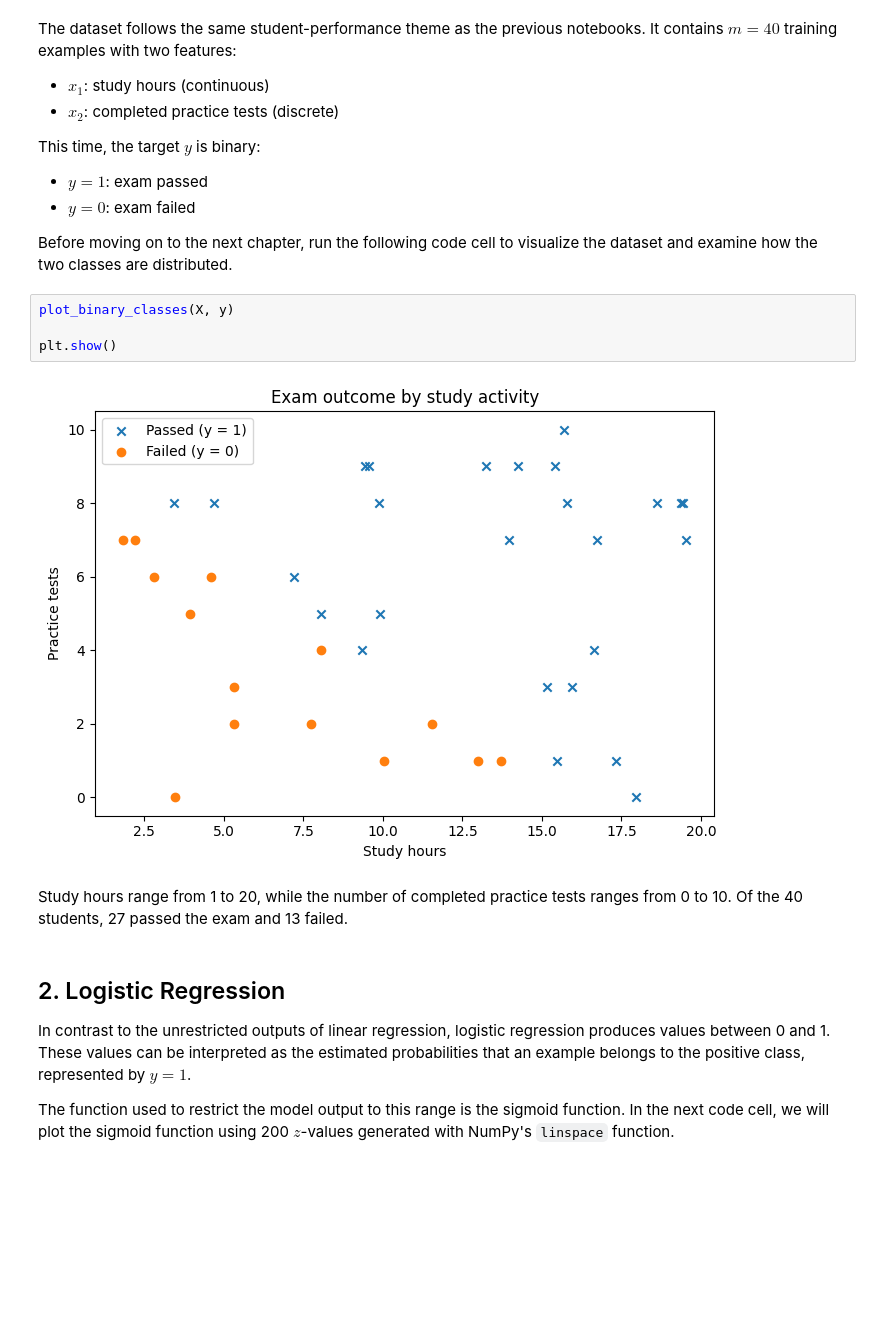
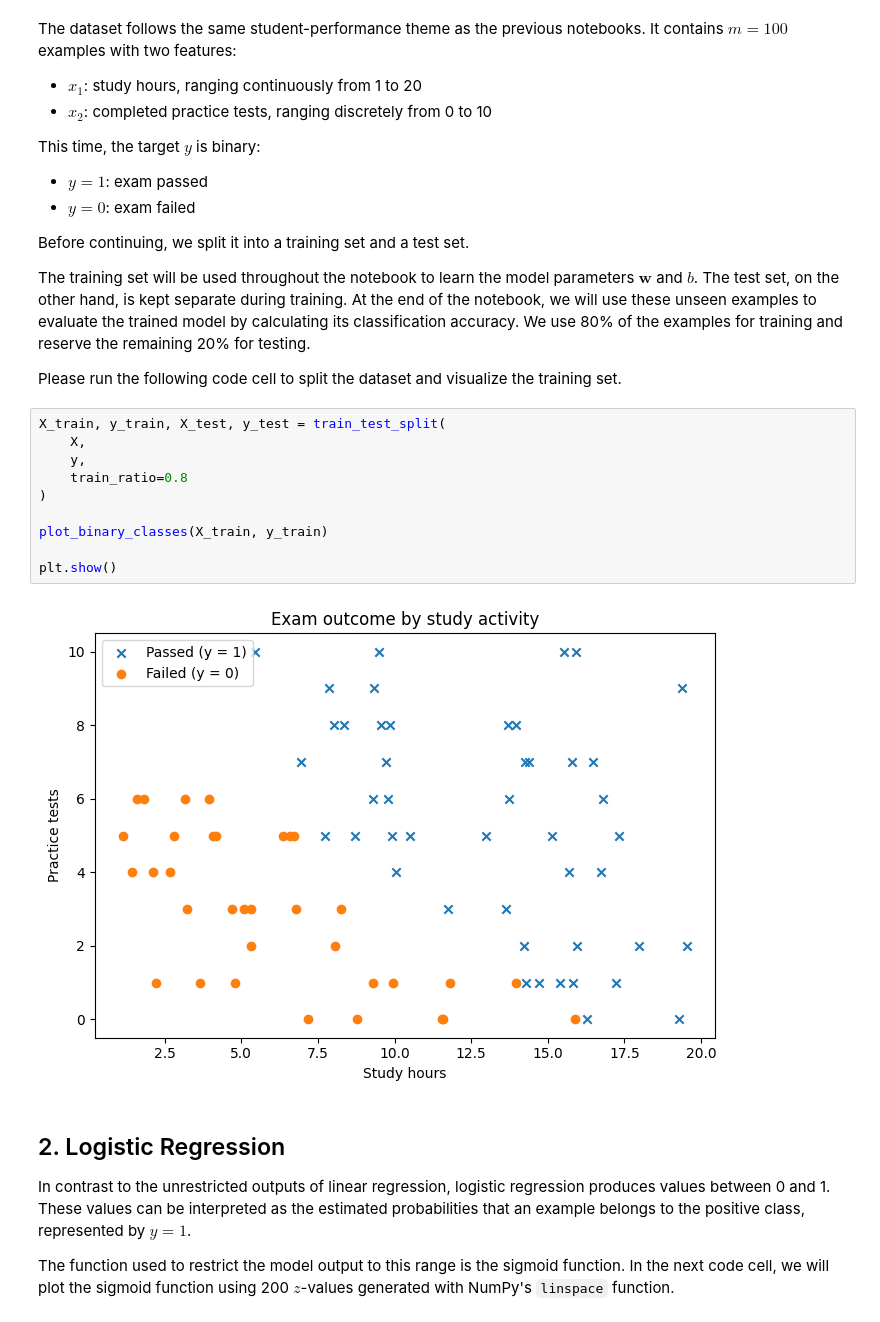
Before and after one commit to MonasteryStudent/ml-from-scratch, a Jupyter notebook: notebooks/03_logistic_regression/logistic_regression.ipynb, the cells around one changed output. Drawn from its saved outputs; the diff is of its cells as text; blank space fills up the shorter version.

Commit message:
Complete logistic regression notebook

```diff
--- a/notebooks/03_logistic_regression/logistic_regression.ipynb
+++ b/notebooks/03_logistic_regression/logistic_regression.ipynb
@@ -49,25 +51,33 @@ from ml_from_scratch.logistic_regression import (
 
 X, y = generate_logistic_regression_dataset()
 # %% [markdown]
-The dataset follows the same student-performance theme as the previous notebooks. It contains $m = 40$ training examples with two features:
+The dataset follows the same student-performance theme as the previous notebooks. It contains $m = 100$ examples with two features:
 
-- $x_{1}$: study hours (continuous)
-- $x_{2}$: completed practice tests (discrete)
+- $x_{1}$: study hours, ranging continuously from 1 to 20
+- $x_{2}$: completed practice tests, ranging discretely from 0 to 10
 
 This time, the target $y$ is binary:
 
 - $y = 1$: exam passed
 - $y = 0$: exam failed
 
-Before moving on to the next chapter, run the following code cell to visualize the dataset and examine how the two classes are distributed.
+Before continuing, we split it into a training set and a test set.
+
+The training set will be used throughout the notebook to learn the model parameters $\mathbf{w}$ and $b$. The test set, on the other hand, is kept separate during training. At the end of the notebook, we will use these unseen examples to evaluate the trained model by calculating its classification accuracy. We use 80% of the examples for training and reserve the remaining 20% for testing.
+
+Please run the following code cell to split the dataset and visualize the training set.
 # %%
-plot_binary_classes(X, y)
+X_train, y_train, X_test, y_test = train_test_split(
+    X,
+    y,
+    train_ratio=0.8
+)
+
+plot_binary_classes(X_train, y_train)
 
 plt.show()
 # %% [output]
-[figure, old version]
+[figure, new version]
-# %% [markdown]
-Study hours range from 1 to 20, while the number of completed practice tests ranges from 0 to 10. Of the 40 students, 27 passed the exam and 13 failed.
 # %% [markdown]
 ## 2. Logistic Regression
 
```
Also changed, not shown: parts of 12 cells of this notebook, 2 other files.
